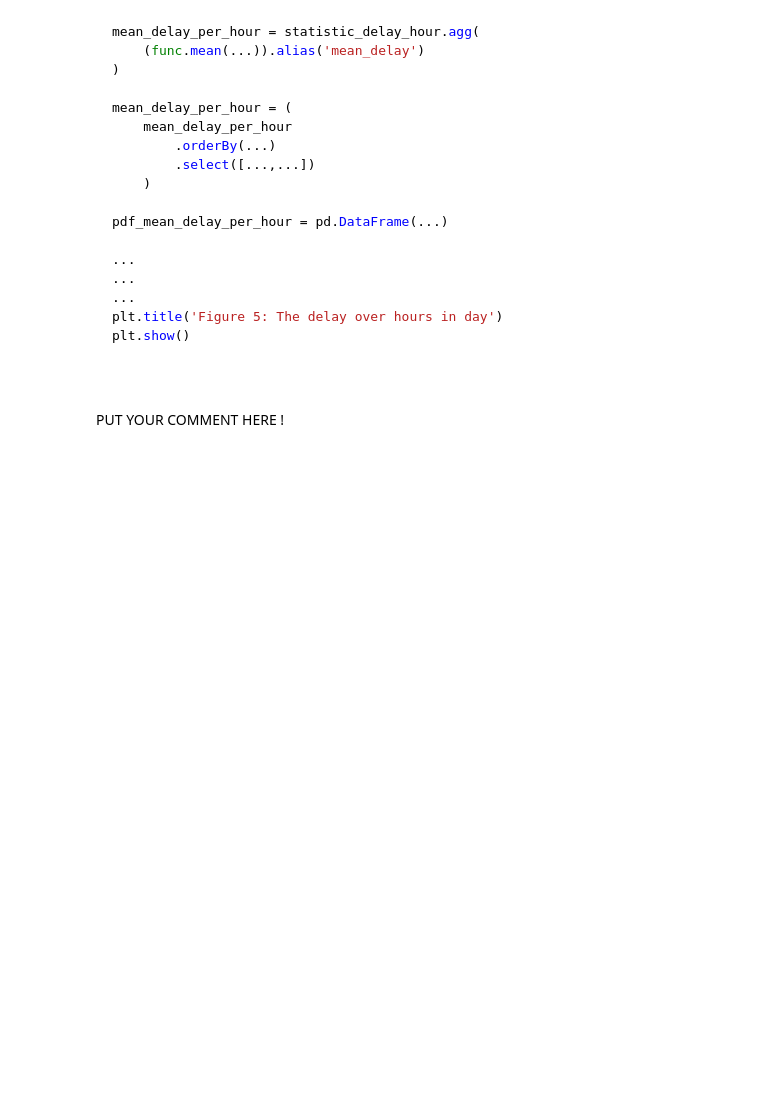
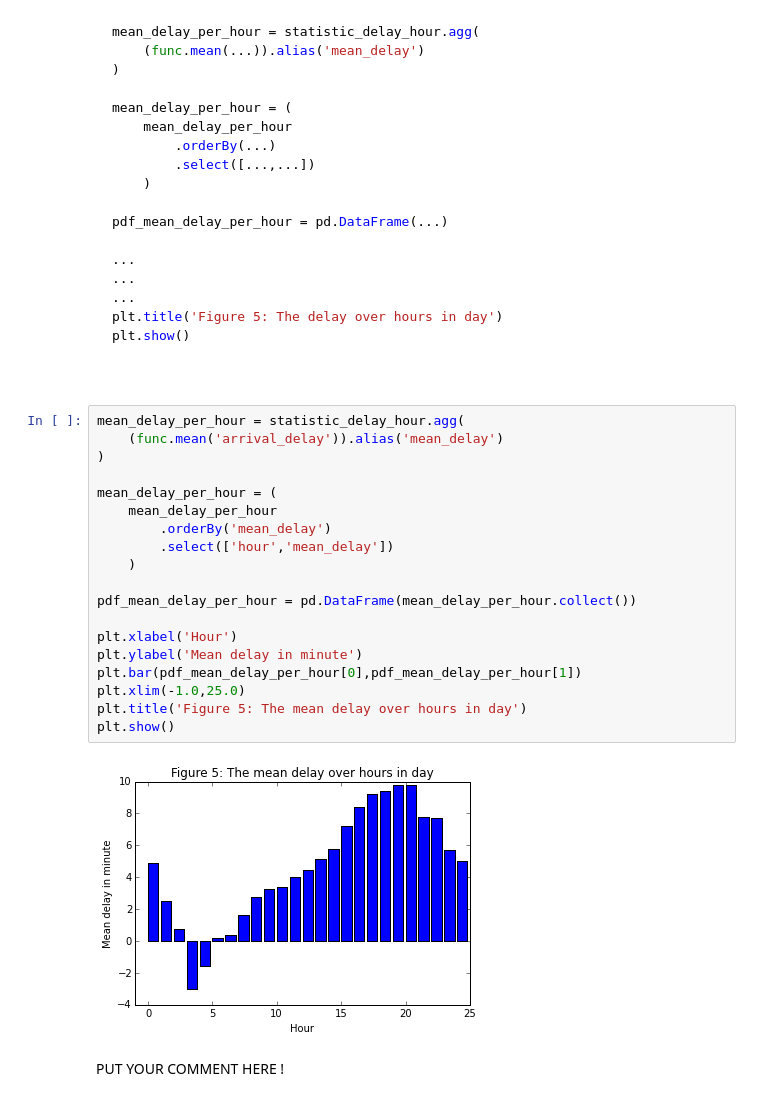
Before and after one commit to trungduynguyen/Algorithmic-Machine-Learning, a Jupyter notebook: Notebooks/[Lecture 5+6] Regression algorithm - Using Random Forests to predict Airplane Delays.ipynb, the cells around one changed output. Drawn from its saved outputs; the diff is of its cells as text; blank space fills up the shorter version.

````diff
--- a/Notebooks/[Lecture 5+6] Regression algorithm - Using Random Forests to predict Airplane Delays.ipynb
+++ b/Notebooks/[Lecture 5+6] Regression algorithm - Using Random Forests to predict Airplane Delays.ipynb
@@ -699,6 +847,27 @@ plt.show()
 
 
 ```
+# %%
+mean_delay_per_hour = statistic_delay_hour.agg(
+    (func.mean('arrival_delay')).alias('mean_delay')
+)
+
+mean_delay_per_hour = (
+    mean_delay_per_hour
+        .orderBy('mean_delay')
+        .select(['hour','mean_delay'])
+    )
+
+pdf_mean_delay_per_hour = pd.DataFrame(mean_delay_per_hour.collect())
+
+plt.xlabel('Hour')
+plt.ylabel('Mean delay in minute')
+plt.bar(pdf_mean_delay_per_hour[0],pdf_mean_delay_per_hour[1])
+plt.xlim(-1.0,25.0)
+plt.title('Figure 5: The mean delay over hours in day')
+plt.show()
+# %% [output]
+[figure, added]
 # %% [markdown]
 <div class="comment">
 PUT YOUR COMMENT HERE !
````
Also changed, not shown: parts of 15 cells of this notebook.
